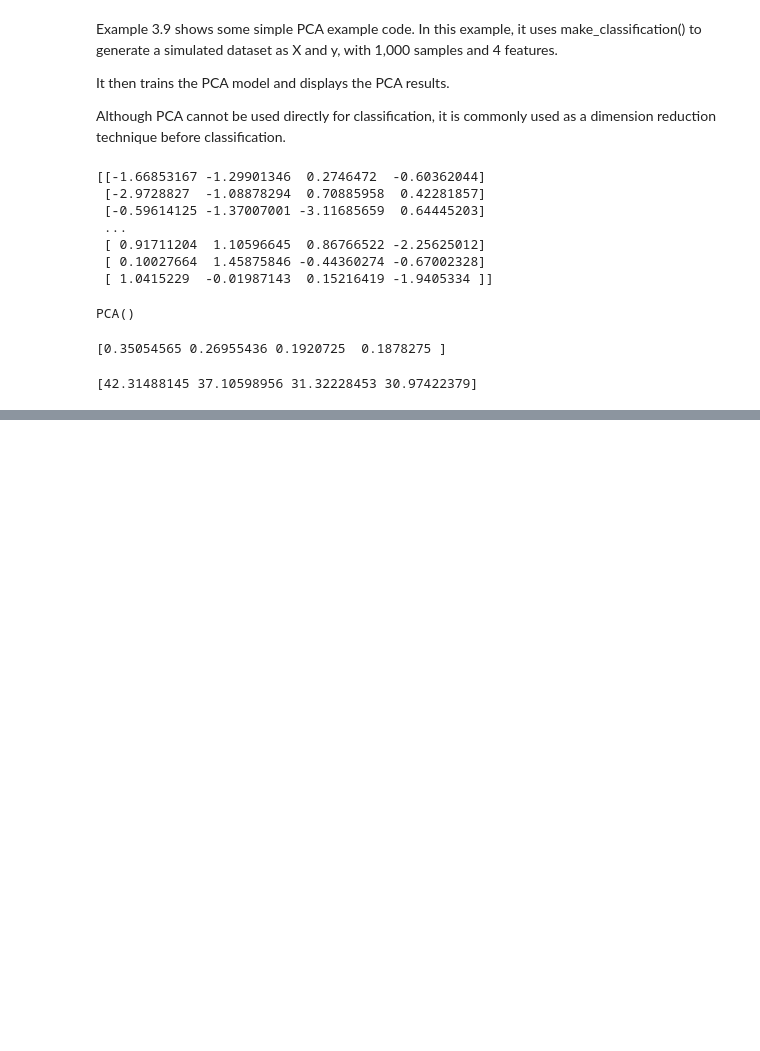
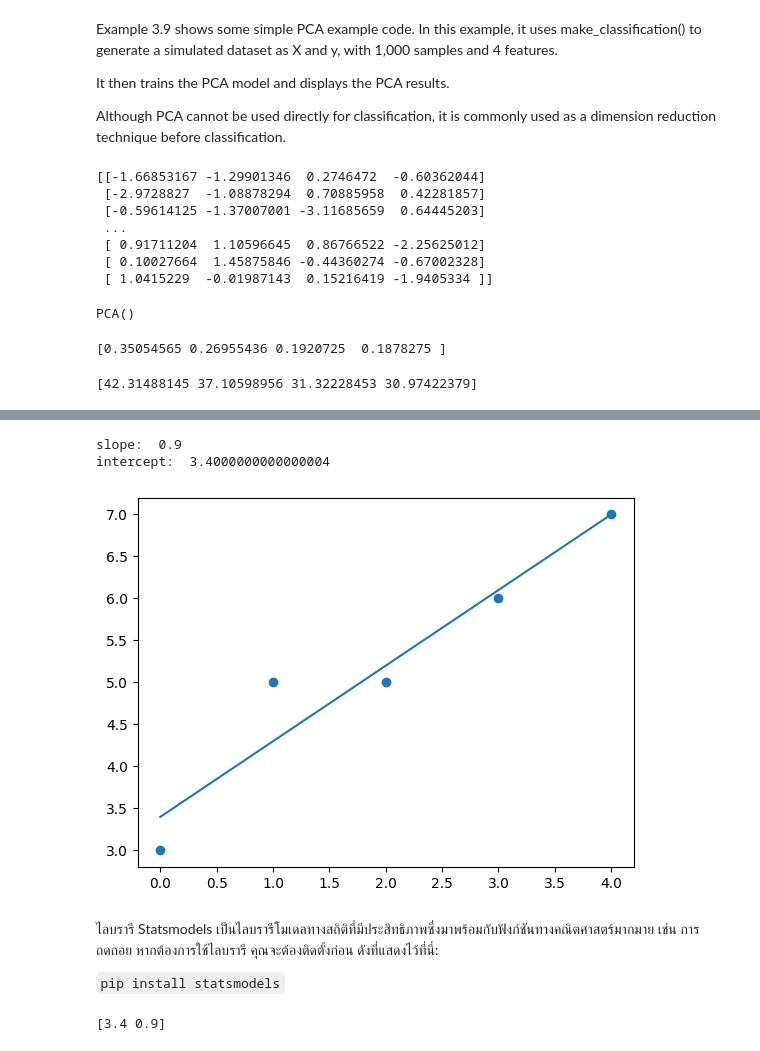
Before and after one commit to thammarat-ai/introAI166, a Jupyter notebook: Part2_ML_DL.ipynb, the cells around one changed output, grey strips where cells are left out. Saved outputs shown, nothing was run; the diff lists cells and outputs as text; code cells hidden in the pictures; blank space fills up the shorter version.

```diff
--- a/Part2_ML_DL.ipynb
+++ b/Part2_ML_DL.ipynb
@@ -623,0 +929,25 @@ print(clf.singular_values_)
+# %%
+#Example 3.15 Linear Regression
+
+import matplotlib.pyplot as plt
+from scipy import stats
+
+x = [0,1,2,3,4]
+y = [3,5,5,6,7]
+
+slope, intercept, r, p, std_err = stats.linregress(x, y)
+print("slope: ", slope)
+print("intercept: ", intercept)
+
+def myfunc(x):
+  return slope * x + intercept
+
+mymodel = list(map(myfunc, x))
+
+plt.scatter(x, y)
+plt.plot(x, mymodel)
+plt.show()
+# %% [output]
+slope:  0.9
+intercept:  3.4000000000000004
+[figure, added]
@@ -623,0 +957,4 @@ print(clf.singular_values_)
+# %% [markdown]
+ไลบรารี Statsmodels เป็นไลบรารีโมเดลทางสถิติที่มีประสิทธิภาพซึ่งมาพร้อมกับฟังก์ชันทางคณิตศาสตร์มากมาย เช่น การถดถอย หากต้องการใช้ไลบรารี คุณจะต้องติดตั้งก่อน ดังที่แสดงไว้ที่นี่:
+
+`pip install statsmodels`
@@ -623,0 +970,6 @@ print(clf.singular_values_)
+# %%
+model = sm.OLS(y,x1)
+results = model.fit()
+print (results.params)
+# %% [output]
+[3.4 0.9]
```
Also changed, not shown: parts of 106 cells of this notebook.
